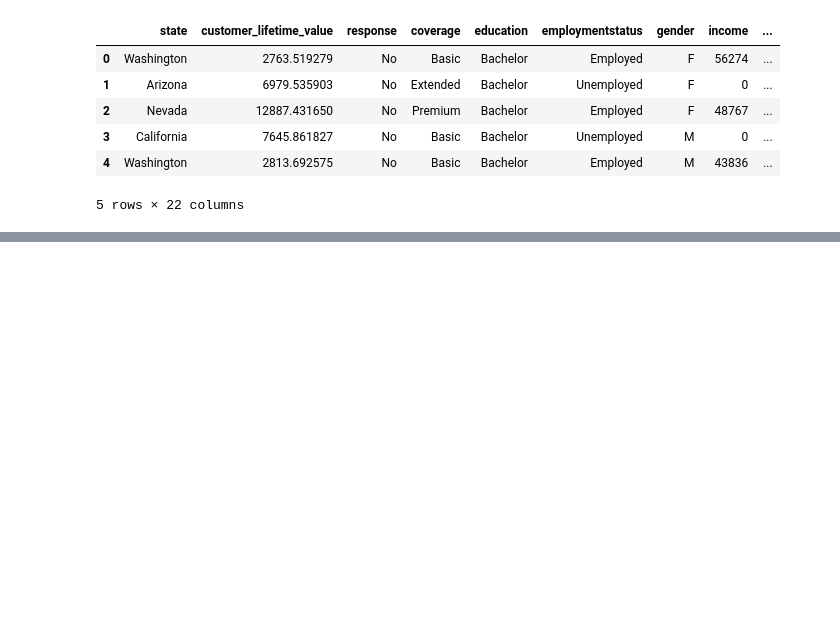
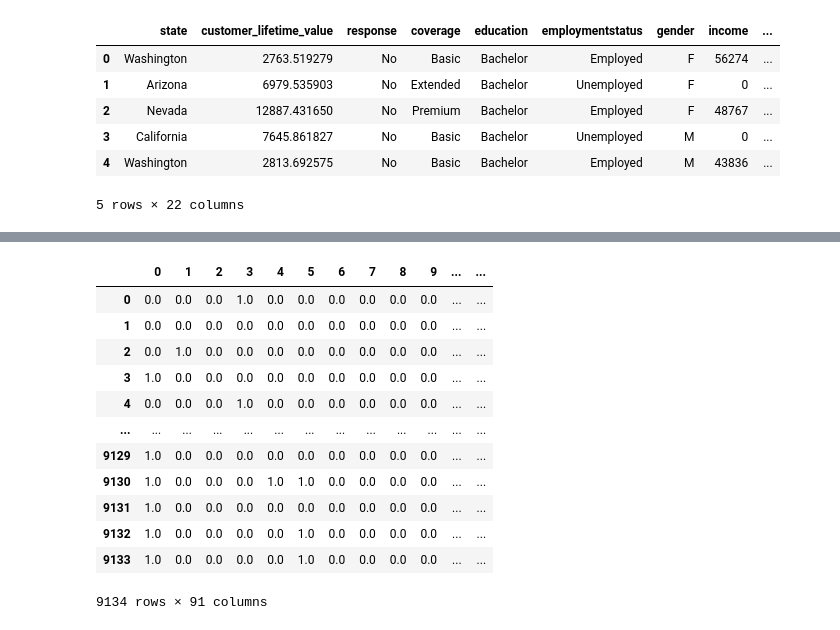
Before and after one commit to EmiliaLopez/IRONHACK_DA_LABS, a Jupyter notebook: LABS_PYTHON_IH/Lab_Cleaning_categorical_data.ipynb, the cells around one changed output, grey strips where cells are left out. Cells and saved outputs as stored; diff of their text form; code cells hidden in the pictures; blank space fills up the shorter version.

```diff
--- a/LABS_PYTHON_IH/Lab_Cleaning_categorical_data.ipynb
+++ b/LABS_PYTHON_IH/Lab_Cleaning_categorical_data.ipynb
@@ -288,0 +483,5 @@ data.head()
+# %%
+# Encode the categorical variables
+
+cat_one=cat.drop(['coverage','employmentstatus','location_code','vehicle_size'],axis=1)
+cat_one
@@ -288,0 +502,21 @@ data.head()
+# %%
+# Applying One Hot Encoder
+from sklearn.preprocessing import OneHotEncoder
+encoder=OneHotEncoder(drop='first').fit(cat_one)
+encoder=encoder.transform(cat_one).toarray()
+encoder=pd.DataFrame(encoder)
+encoder
+# %% [output]
+|  | 0 | 1 | 2 | 3 | 4 | 5 | 6 | 7 | 8 | 9 | ... | ... |
+| 0 | 0.0 | 0.0 | 0.0 | 1.0 | 0.0 | 0.0 | 0.0 | 0.0 | 0.0 | 0.0 | ... | ... |
+| 1 | 0.0 | 0.0 | 0.0 | 0.0 | 0.0 | 0.0 | 0.0 | 0.0 | 0.0 | 0.0 | ... | ... |
+| 2 | 0.0 | 1.0 | 0.0 | 0.0 | 0.0 | 0.0 | 0.0 | 0.0 | 0.0 | 0.0 | ... | ... |
+| 3 | 1.0 | 0.0 | 0.0 | 0.0 | 0.0 | 0.0 | 0.0 | 0.0 | 0.0 | 0.0 | ... | ... |
+| 4 | 0.0 | 0.0 | 0.0 | 1.0 | 0.0 | 0.0 | 0.0 | 0.0 | 0.0 | 0.0 | ... | ... |
+| ... | ... | ... | ... | ... | ... | ... | ... | ... | ... | ... | ... | ... |
+| 9129 | 1.0 | 0.0 | 0.0 | 0.0 | 0.0 | 0.0 | 0.0 | 0.0 | 0.0 | 0.0 | ... | ... |
+| 9130 | 1.0 | 0.0 | 0.0 | 0.0 | 1.0 | 1.0 | 0.0 | 0.0 | 0.0 | 0.0 | ... | ... |
+| 9131 | 1.0 | 0.0 | 0.0 | 0.0 | 0.0 | 0.0 | 0.0 | 0.0 | 0.0 | 0.0 | ... | ... |
+| 9132 | 1.0 | 0.0 | 0.0 | 0.0 | 0.0 | 1.0 | 0.0 | 0.0 | 0.0 | 0.0 | ... | ... |
+| 9133 | 1.0 | 0.0 | 0.0 | 0.0 | 0.0 | 1.0 | 0.0 | 0.0 | 0.0 | 0.0 | ... | ... |
+9134 rows × 91 columns
```
Also changed, not shown: parts of 26 cells of this notebook.
